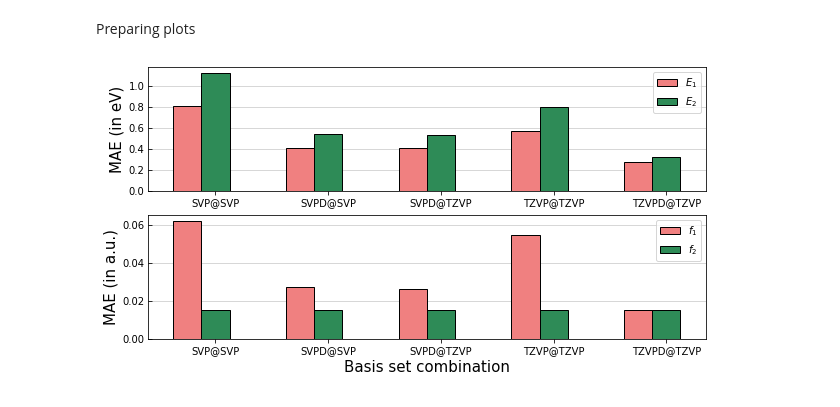
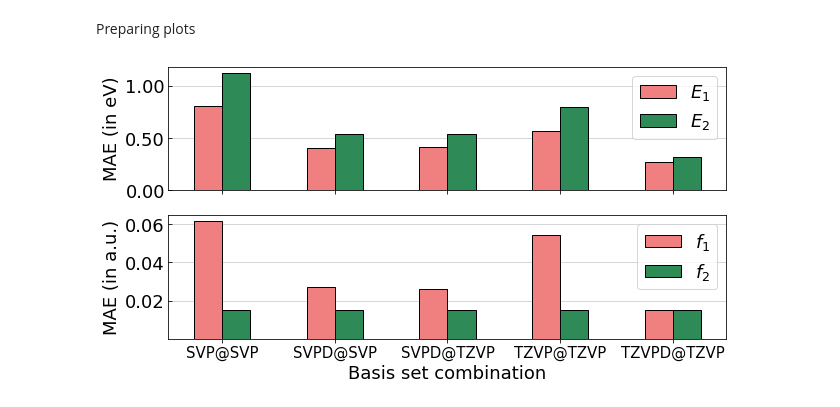
Before and after one commit to moldis-group/bigQM7w, a Jupyter notebook: notebooks/33_benchmark_notebook_working.ipynb, the cells around one changed output. Drawn from its saved outputs; the diff is of its cells as text; code cells hidden in the pictures.

```diff
--- a/notebooks/33_benchmark_notebook_working.ipynb
+++ b/notebooks/33_benchmark_notebook_working.ipynb
@@ -235,6 +235,8 @@ for i in range(len(composite_list_v)):
 # %% [markdown]
 Preparing plots
 # %%
+plt.rcParams.update({'font.size': 18})
+
 ref = pd.read_csv('../csv_files/steomccsd.csv',header=0)
 ref_v = pd.read_csv('../csv_files/steomccsd_v.csv',header=0)
 dlpno = pd.read_csv('../csv_files/dlpnosteomccsd.csv',header=0)
@@ -275,7 +277,7 @@ for i in range(len(functionals_list)):
     mae_f2[i] = np.mean(diff_f2)
 
 fig = plt.figure(figsize = (10, 5))
-new_meth = ['svp_at_svp','svpd_at_svp','svpd_at_tzvp','tzvp_at_tzvp','tzvpd_at_tzvp',]
+new_meth = ['svp_at_svp','svpd_at_svp','svpd_at_tzvp','tzvp_at_tzvp','tzvpd_at_tzvp']
 mae_E1 = np.zeros(([len(new_meth)]))
 mae_E2 = np.zeros(([len(new_meth)]))
 mae_f1 = np.zeros(([len(new_meth)]))
@@ -294,41 +296,50 @@ for i in range(len(new_meth)):
 
 plt.subplot(2,1,1)
 plt.grid(True, linewidth=0.5, linestyle='-', axis = 'y',zorder=0)
 barWidth = 0.25
 br1 = np.arange(len(new_meth[:]))
 br2 = [x + barWidth for x in br1]
-new_meth_n = ['SVP@SVP','SVPD@SVP','SVPD@TZVP','TZVP@TZVP','TZVPD@TZVP',]
+new_meth_n = []
 # Make the plot
+
+
 plt.bar(br1, mae_E1, color ='lightcoral', width = barWidth,
         edgecolor ='black', label ='$E_1$',zorder=3)
 plt.bar(br2, mae_E2, color ='seagreen', width = barWidth,
         edgecolor ='black', label ='$E_2$',zorder=3)
-plt.ylabel('MAE (in eV)', fontsize = 15)
-plt.xticks([r + barWidth for r in range(len(new_meth))],new_meth_n)
+plt.ylabel('MAE (in eV)')
+plt.xticks([r + barWidth/2 for r in range(len(new_meth))],new_meth_n)
 plt.tick_params(direction="in",which='both',axis='y')
+plt.yticks([0.00,0.50,1.00],['0.00','0.50','1.00'])
+
 
 plt.legend()
-
+new_meth_n = ['SVP@SVP','SVPD@SVP','SVPD@TZVP','TZVP@TZVP','TZVPD@TZVP']
 plt.subplot(2,1,2)
 plt.grid(True, linewidth=0.5, linestyle='-', axis = 'y',zorder=0)
 barWidth = 0.25
 # Make the plot
 plt.bar(br1, mae_f1, color ='lightcoral', width = barWidth,
         edgecolor ='black', label ='$f_1$',zorder=3)
 plt.bar(br2, mae_f2, color ='seagreen', width = barWidth,
         edgecolor ='black', label ='$f_2$',zorder=3)
 
 # Adding Xticks
-plt.xlabel('Basis set combination', fontsize = 15)
-plt.ylabel('MAE (in a.u.)',fontsize = 15) #fontweight ='bold'
-plt.xticks([r + barWidth for r in range(len(new_meth))],new_meth_n)
+plt.xlabel('Basis set combination')
+plt.ylabel('MAE (in a.u.)') #fontweight ='bold'
+plt.xticks([r + barWidth/2 for r in range(len(new_meth))],new_meth_n,fontsize=15)
 plt.tick_params(direction="in",which='both',axis='y')
+
+
+plt.yticks([0.02,0.04,0.06],['0.02','0.04','0.06'])
+
+
 plt.savefig("histogram_basis.pdf",bbox_inches='tight')
 
 plt.legend()
 plt.show()
 # %% [output]
-[figure, old version]
+[figure, new version]
 # %%
 # barWidth = 0.20
 # br1 = np.arange(len(new_meth[:]))
```
Also changed, not shown: 7 other files.
